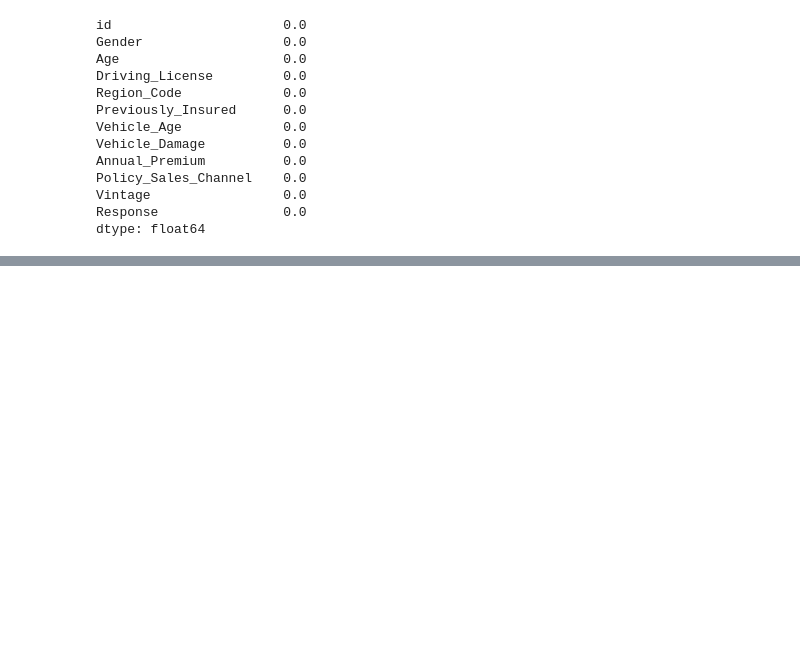
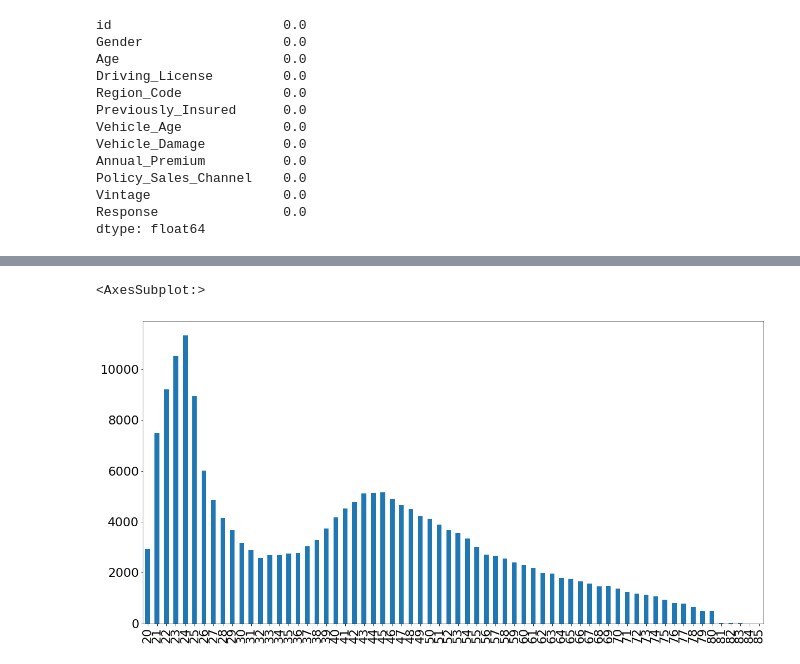
Before and after one commit to krndxs/CST383, a Jupyter notebook: car_insurance_predictions.ipynb, the cells around one changed output, grey strips where cells are left out. Drawn from its saved outputs; the diff is of its cells as text; code cells hidden in the pictures; blank space fills up the shorter version.

```diff
--- a/car_insurance_predictions.ipynb
+++ b/car_insurance_predictions.ipynb
@@ -106,0 +159,5 @@ dtype: float64
+# %%
+df['Age'][df['Gender'] == 'Male'].value_counts(sort=False).plot.bar()
+# %% [output]
+<AxesSubplot:>
+[figure, added]
```
Also changed, not shown: parts of 14 cells of this notebook.
